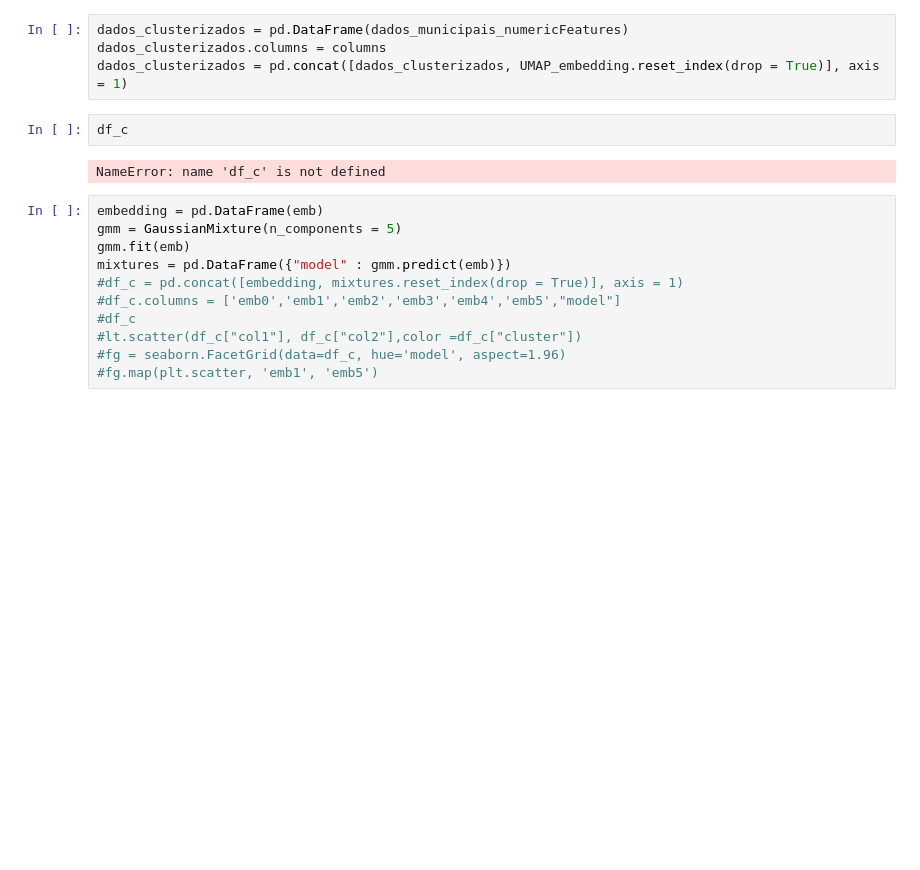
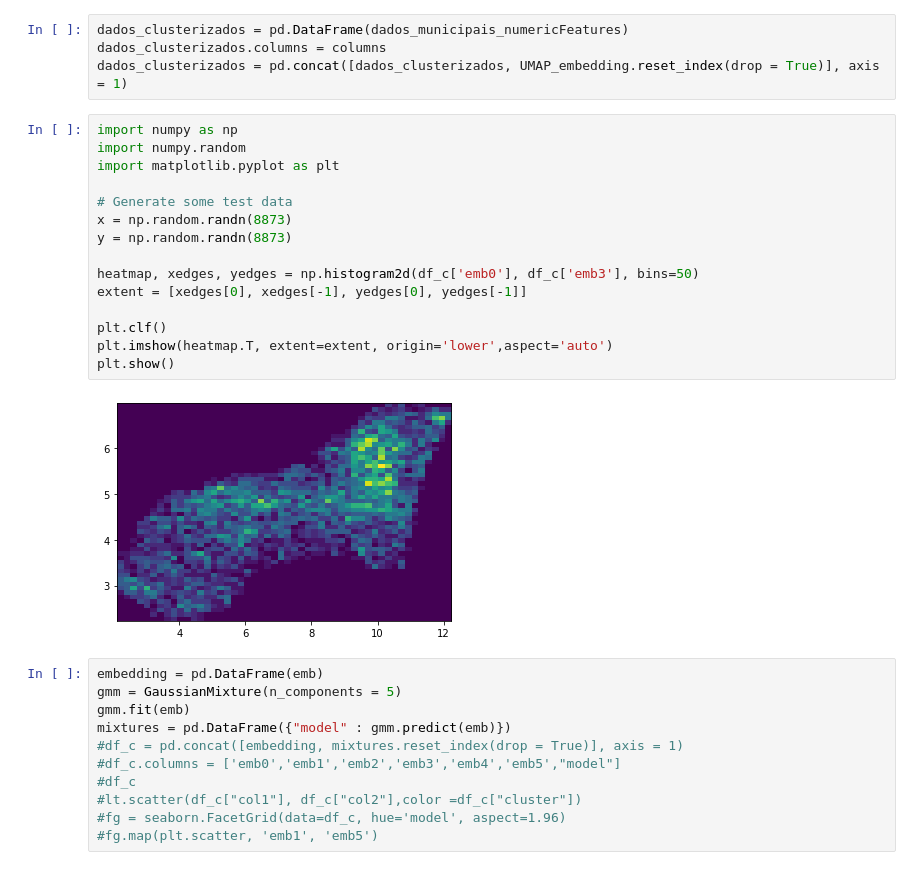
Before and after one commit to Jailsonrs/Poneglyph, a Jupyter notebook: UMAP-GMM.ipynb, the cells around one changed output. Drawn from its saved outputs; the diff is of its cells as text; blank space fills up the shorter version.

```diff
--- a/UMAP-GMM.ipynb
+++ b/UMAP-GMM.ipynb
@@ -215,9 +215,22 @@ dados_clusterizados = pd.DataFrame(dados_municipais_numericFeatures)
 dados_clusterizados.columns = columns
 dados_clusterizados = pd.concat([dados_clusterizados, UMAP_embedding.reset_index(drop = True)], axis = 1)
 # %%
-df_c
+import numpy as np
+import numpy.random
+import matplotlib.pyplot as plt
+
+# Generate some test data
+x = np.random.randn(8873)
+y = np.random.randn(8873)
+
+heatmap, xedges, yedges = np.histogram2d(df_c['emb0'], df_c['emb3'], bins=50)
+extent = [xedges[0], xedges[-1], yedges[0], yedges[-1]]
+
+plt.clf()
+plt.imshow(heatmap.T, extent=extent, origin='lower',aspect='auto')
+plt.show()
 # %% [output]
-NameError: name 'df_c' is not defined
+[figure, added]
 # %%
 embedding = pd.DataFrame(emb)
 gmm = GaussianMixture(n_components = 5)
```
Also changed, not shown: parts of 3 cells of this notebook.
